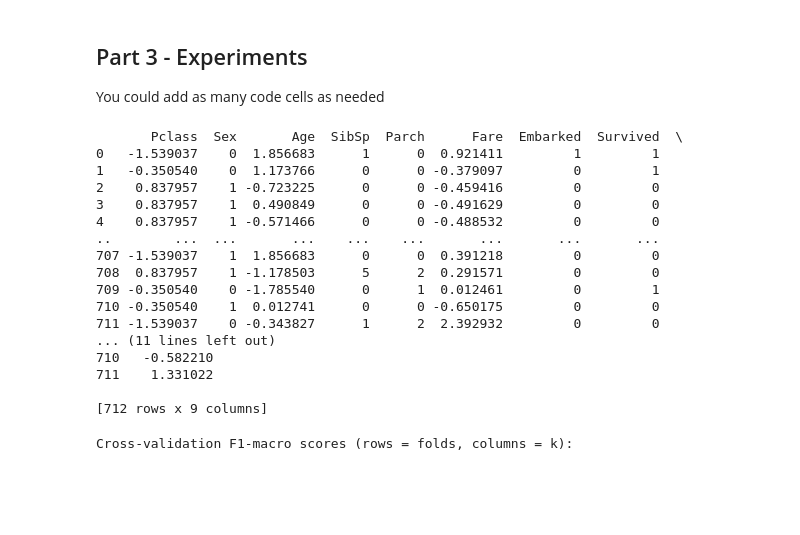
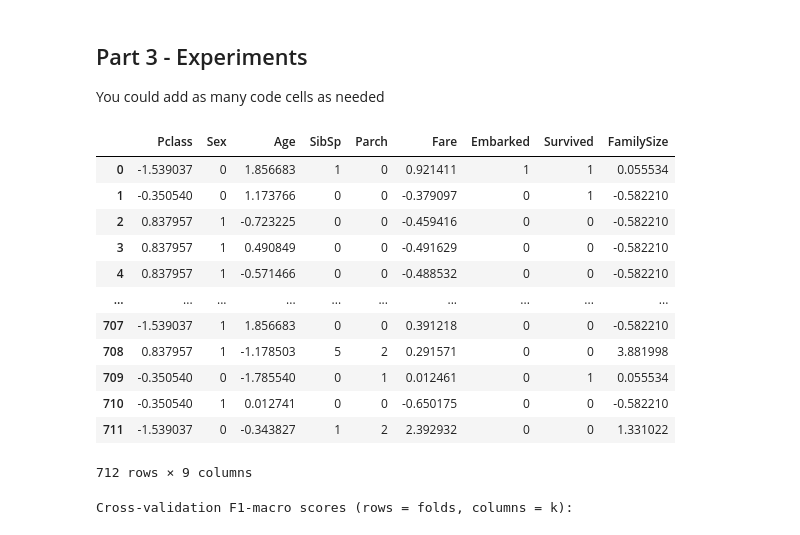
Before and after one commit to ShalevOzeri/machine-learning-task-2, a Jupyter notebook: Assignment2_supervised_learning_flow.ipynb, the cells around one changed output. Saved outputs shown, nothing was run; the diff lists cells and outputs as text; code cells hidden in the pictures; blank space fills up the shorter version.

```diff
--- a/Assignment2_supervised_learning_flow.ipynb
+++ b/Assignment2_supervised_learning_flow.ipynb
@@ -315,36 +315,32 @@ numeric_features = ['Age', 'Fare', 'FamilySize', 'SibSp', 'Parch']
 # %%
 
 
 # Load the data from CSV file
 train_df1 = pd.read_csv("titanic_train.csv")
 
 # Create a new column 'FamilySize' representing the total family members (siblings/spouses + parents/children)
 train_df1 = add_family_size(train_df1)
 
 # Normalize (standardize) the numeric columns: Fare, Age, and Pclass
 scaler = StandardScaler()
 train_df1[["Fare", "Age", "Pclass", "FamilySize"]] = scaler.fit_transform(train_df1[["Fare", "Age", "Pclass" , "FamilySize"]])
 
 # Print the first five rows of the processed data
-print(train_df1)
+train_df1
 # %% [output]
+|  | Pclass | Sex | Age | SibSp | Parch | Fare | Embarked | Survived | FamilySize |
+| 0 | -1.539037 | 0 | 1.856683 | 1 | 0 | 0.921411 | 1 | 1 | 0.055534 |
+| 1 | -0.350540 | 0 | 1.173766 | 0 | 0 | -0.379097 | 0 | 1 | -0.582210 |
+| 2 | 0.837957 | 1 | -0.723225 | 0 | 0 | -0.459416 | 0 | 0 | -0.582210 |
+| 3 | 0.837957 | 1 | 0.490849 | 0 | 0 | -0.491629 | 0 | 0 | -0.582210 |
+| 4 | 0.837957 | 1 | -0.571466 | 0 | 0 | -0.488532 | 0 | 0 | -0.582210 |
+| ... | ... | ... | ... | ... | ... | ... | ... | ... | ... |
+| 707 | -1.539037 | 1 | 1.856683 | 0 | 0 | 0.391218 | 0 | 0 | -0.582210 |
+| 708 | 0.837957 | 1 | -1.178503 | 5 | 2 | 0.291571 | 0 | 0 | 3.881998 |
+| 709 | -0.350540 | 0 | -1.785540 | 0 | 1 | 0.012461 | 0 | 1 | 0.055534 |
+| 710 | -0.350540 | 1 | 0.012741 | 0 | 0 | -0.650175 | 0 | 0 | -0.582210 |
+| 711 | -1.539037 | 0 | -0.343827 | 1 | 2 | 2.392932 | 0 | 0 | 1.331022 |
-       Pclass  Sex       Age  SibSp  Parch      Fare  Embarked  Survived  \
-0   -1.539037    0  1.856683      1      0  0.921411         1         1
-1   -0.350540    0  1.173766      0      0 -0.379097         0         1
-2    0.837957    1 -0.723225      0      0 -0.459416         0         0
-3    0.837957    1  0.490849      0      0 -0.491629         0         0
-4    0.837957    1 -0.571466      0      0 -0.488532         0         0
-..        ...  ...       ...    ...    ...       ...       ...       ...
-707 -1.539037    1  1.856683      0      0  0.391218         0         0
-708  0.837957    1 -1.178503      5      2  0.291571         0         0
-709 -0.350540    0 -1.785540      0      1  0.012461         0         1
-710 -0.350540    1  0.012741      0      0 -0.650175         0         0
-711 -1.539037    0 -0.343827      1      2  2.392932         0         0
-... (11 lines left out)
-710   -0.582210
-711    1.331022
-
-[712 rows x 9 columns]
+712 rows × 9 columns
 # %%
 numeric_features1 = [ 'Fare', 'Pclass','FamilySize']  # List of numeric features to normalize
 
```
